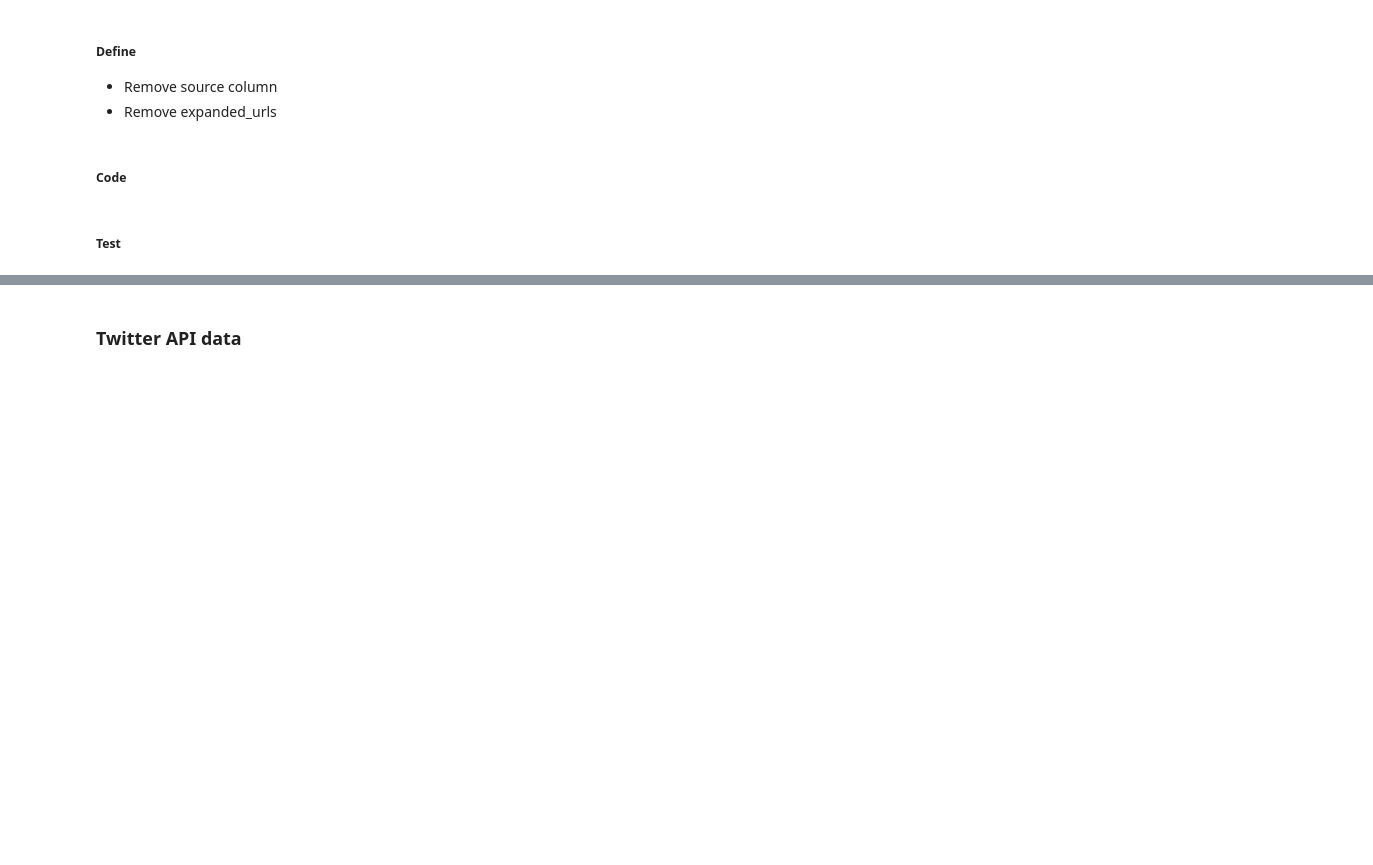
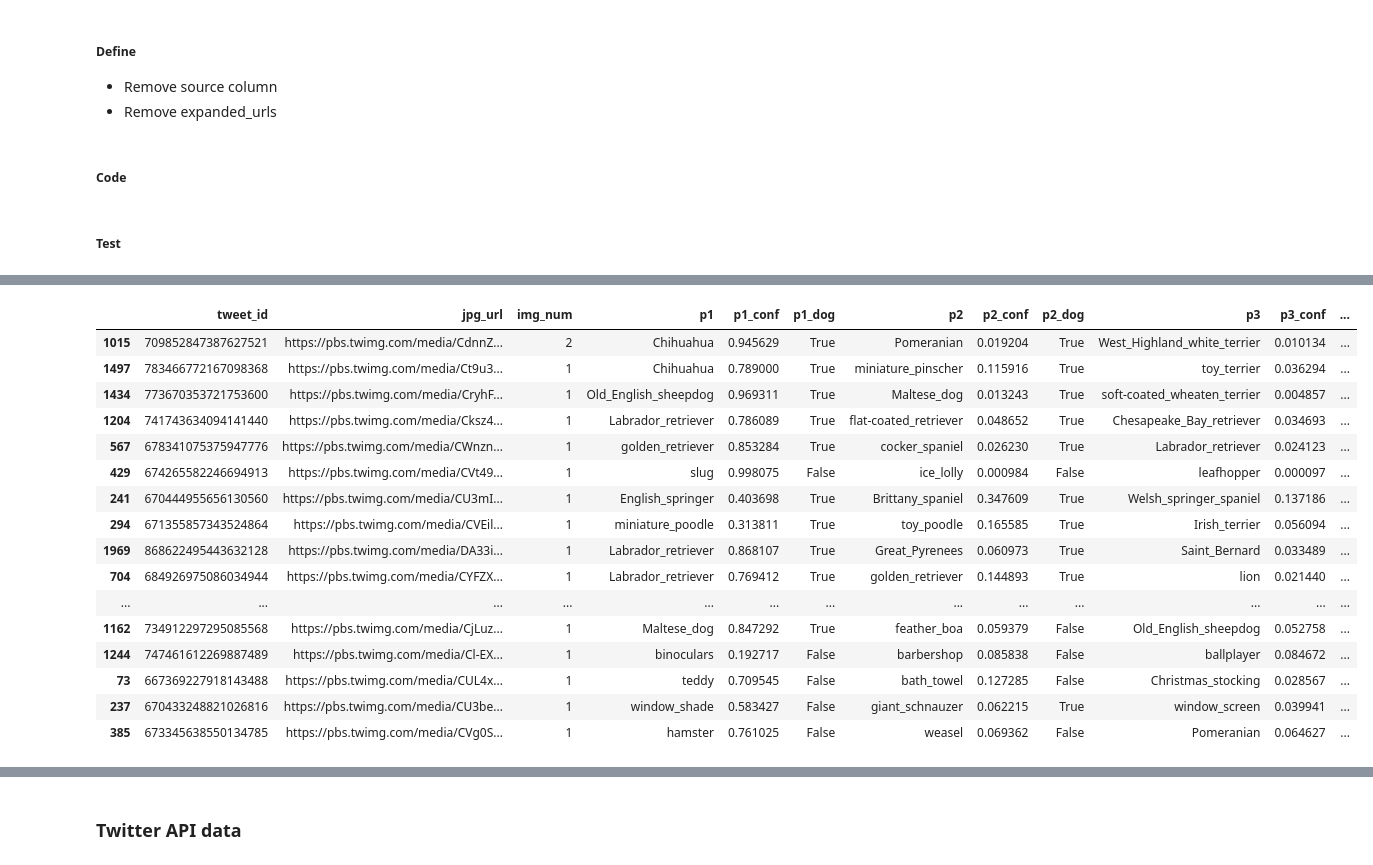
Before and after one commit to davidblackwelder/weratedogs-data-wrangling, a Jupyter notebook: wrangle_act.ipynb, the cells around one changed output, grey strips where cells are left out. Saved outputs shown, nothing was run; the diff lists cells and outputs as text; code cells hidden in the pictures; blank space fills up the shorter version.

```diff
--- a/wrangle_act.ipynb
+++ b/wrangle_act.ipynb
@@ -1807,0 +2054,5 @@ twitter_archive_clean.sample(10)
+# %%
+# Remove duplicate records with jpg_url as this is usually a retweet
+# Keeping the first instance and dropping all other duplicates because manual inspection showed that original tweet
+# was the first instance and a retweet was the second instance
+img_predictions_clean = img_predictions_clean.drop_duplicates(subset=['jpg_url'], keep='first').copy()
@@ -1807,0 +2088,53 @@ twitter_archive_clean.sample(10)
+# %%
+# Array to store prediction
+dogger_prediction_type = []
+
+# Array to store confidence of prediction
+dogger_prediction_confidence = []
+
+def get_dogger_prediction(img_predictions_clean):
+    """
+    Add top prediction type and confidence for dog breed for each tweet
+    If no prediction is a dog type, store top prediction type and the confidence
+    """
+
+    if img_predictions_clean['p1_dog'] == True:
+        dogger_prediction_type.append(img_predictions_clean['p1'])
+        dogger_prediction_confidence.append(img_predictions_clean['p1_conf'])
+    elif img_predictions_clean['p2_dog'] == True:
+        dogger_prediction_type.append(img_predictions_clean['p2'])
+        dogger_prediction_confidence.append(img_predictions_clean['p2_conf'])
+    elif img_predictions_clean['p3_dog'] == True:
+        dogger_prediction_type.append(img_predictions_clean['p3'])
+        dogger_prediction_confidence.append(img_predictions_clean['p3_conf'])
+    else:
+        dogger_prediction_type.append(f'{img_predictions_clean["p1"]} is a dog, Brent?')
+        dogger_prediction_confidence.append(img_predictions_clean['p1_conf'])
+
+# Use apply() to apply a function to each row in the dataset, axis=1 ensures this is applied to rows
+img_predictions_clean.apply(get_dogger_prediction, axis=1)
+
+# Creates new columns
+img_predictions_clean['dogger_prediction_type'] = dogger_prediction_type
+img_predictions_clean['dogger_prediction_confidence'] = dogger_prediction_confidence
+# %%
+# Check that new columns are added and have correct values based on predictions
+img_predictions_clean.sample(25)
+# %% [output]
+|  | tweet_id | jpg_url | img_num | p1 | p1_conf | p1_dog | p2 | p2_conf | p2_dog | p3 | p3_conf | ... |
+| 1015 | 709852847387627521 | https://pbs.twimg.com/media/CdnnZ... | 2 | Chihuahua | 0.945629 | True | Pomeranian | 0.019204 | True | West_Highland_white_terrier | 0.010134 | ... |
+| 1497 | 783466772167098368 | https://pbs.twimg.com/media/Ct9u3... | 1 | Chihuahua | 0.789000 | True | miniature_pinscher | 0.115916 | True | toy_terrier | 0.036294 | ... |
+| 1434 | 773670353721753600 | https://pbs.twimg.com/media/CryhF... | 1 | Old_English_sheepdog | 0.969311 | True | Maltese_dog | 0.013243 | True | soft-coated_wheaten_terrier | 0.004857 | ... |
+| 1204 | 741743634094141440 | https://pbs.twimg.com/media/Cksz4... | 1 | Labrador_retriever | 0.786089 | True | flat-coated_retriever | 0.048652 | True | Chesapeake_Bay_retriever | 0.034693 | ... |
+| 567 | 678341075375947776 | https://pbs.twimg.com/media/CWnzn... | 1 | golden_retriever | 0.853284 | True | cocker_spaniel | 0.026230 | True | Labrador_retriever | 0.024123 | ... |
+| 429 | 674265582246694913 | https://pbs.twimg.com/media/CVt49... | 1 | slug | 0.998075 | False | ice_lolly | 0.000984 | False | leafhopper | 0.000097 | ... |
+| 241 | 670444955656130560 | https://pbs.twimg.com/media/CU3mI... | 1 | English_springer | 0.403698 | True | Brittany_spaniel | 0.347609 | True | Welsh_springer_spaniel | 0.137186 | ... |
+| 294 | 671355857343524864 | https://pbs.twimg.com/media/CVEil... | 1 | miniature_poodle | 0.313811 | True | toy_poodle | 0.165585 | True | Irish_terrier | 0.056094 | ... |
+| 1969 | 868622495443632128 | https://pbs.twimg.com/media/DA33i... | 1 | Labrador_retriever | 0.868107 | True | Great_Pyrenees | 0.060973 | True | Saint_Bernard | 0.033489 | ... |
+| 704 | 684926975086034944 | https://pbs.twimg.com/media/CYFZX... | 1 | Labrador_retriever | 0.769412 | True | golden_retriever | 0.144893 | True | lion | 0.021440 | ... |
+| ... | ... | ... | ... | ... | ... | ... | ... | ... | ... | ... | ... | ... |
+| 1162 | 734912297295085568 | https://pbs.twimg.com/media/CjLuz... | 1 | Maltese_dog | 0.847292 | True | feather_boa | 0.059379 | False | Old_English_sheepdog | 0.052758 | ... |
+| 1244 | 747461612269887489 | https://pbs.twimg.com/media/Cl-EX... | 1 | binoculars | 0.192717 | False | barbershop | 0.085838 | False | ballplayer | 0.084672 | ... |
+| 73 | 667369227918143488 | https://pbs.twimg.com/media/CUL4x... | 1 | teddy | 0.709545 | False | bath_towel | 0.127285 | False | Christmas_stocking | 0.028567 | ... |
+| 237 | 670433248821026816 | https://pbs.twimg.com/media/CU3be... | 1 | window_shade | 0.583427 | False | giant_schnauzer | 0.062215 | True | window_screen | 0.039941 | ... |
+| 385 | 673345638550134785 | https://pbs.twimg.com/media/CVg0S... | 1 | hamster | 0.761025 | False | weasel | 0.069362 | False | Pomeranian | 0.064627 | ... |
```
Also changed, not shown: parts of 70 cells of this notebook.
